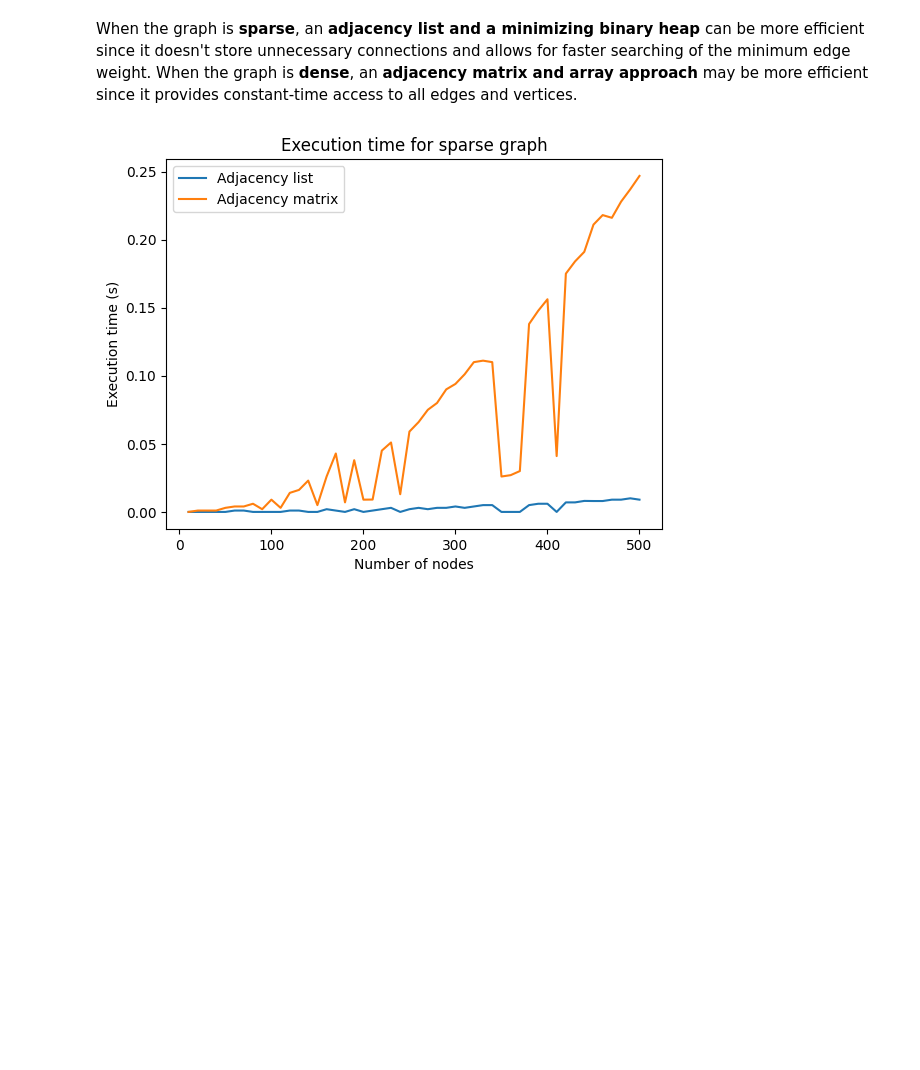
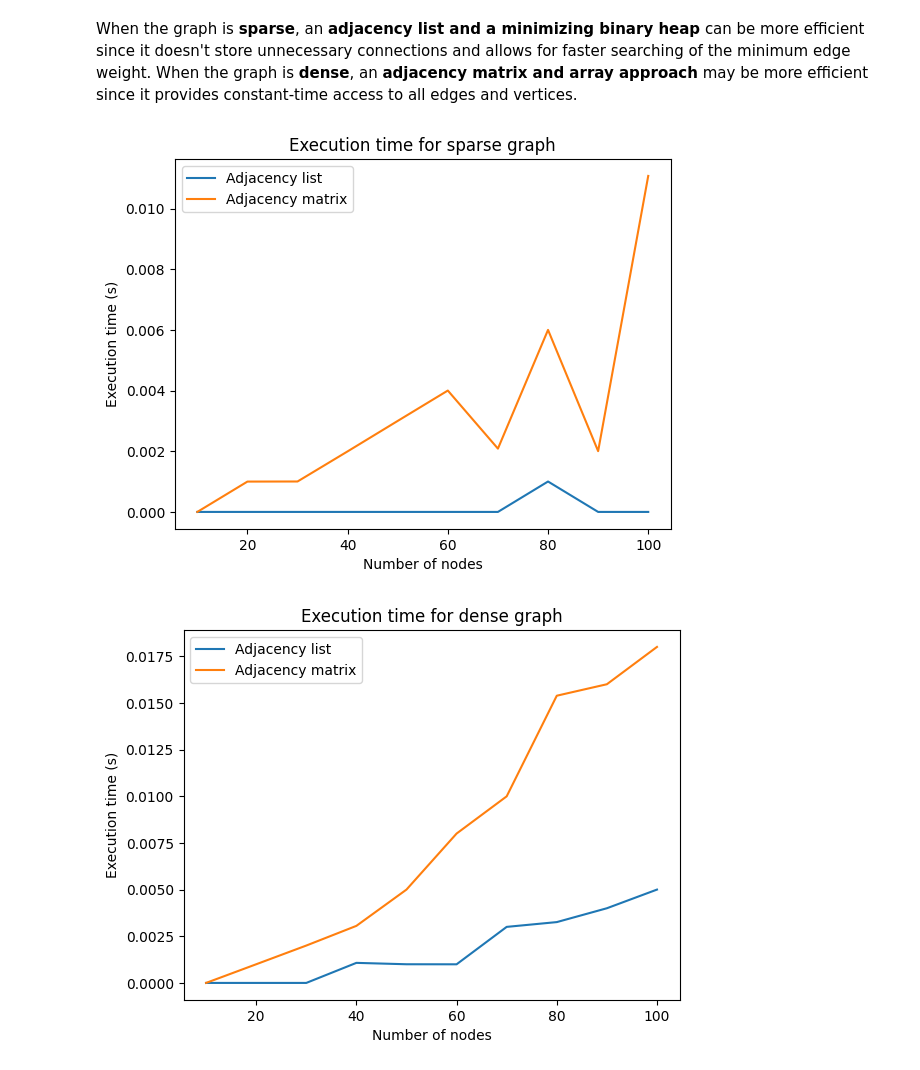
Before and after one commit to marcushooi/SC2001-Algorithm-Design-And-Analysis, a Jupyter notebook: Project 2/Code/SC2001_A33_Grp1_Project 2_Codes.ipynb, the cells around one changed output. Drawn from its saved outputs; the diff is of its cells as text; code cells hidden in the pictures; blank space fills up the shorter version.

```diff
--- a/Project 2/Code/SC2001_A33_Grp1_Project 2_Codes.ipynb
+++ b/Project 2/Code/SC2001_A33_Grp1_Project 2_Codes.ipynb
@@ -606,7 +606,7 @@ g1, g2 = make_graph(number_nodes, number_edges)
 sparse_adj_list_time = []
 sparse_adj_matrix_time = []
 
-for i in range(10, 501, 10):
+for i in range(10, 101, 10):
     number_nodes = i
     number_edges = number_nodes
     g1, g2 = make_graph(number_nodes, number_edges)
@@ -614,8 +614,8 @@ for i in range(10, 501, 10):
     sparse_adj_matrix_time.append(dijkstra_runtime(g1, 0, 'adj_matrix'))
 
 # Plot the results
-plt.plot(range(10, 501, 10), sparse_adj_list_time, label='Adjacency list')
-plt.plot(range(10, 501, 10), sparse_adj_matrix_time, label='Adjacency matrix')
+plt.plot(range(10, 101, 10), sparse_adj_list_time, label='Adjacency list')
+plt.plot(range(10, 101, 10), sparse_adj_matrix_time, label='Adjacency matrix')
 plt.xlabel('Number of nodes')
 plt.ylabel('Execution time (s)')
 plt.title('Execution time for sparse graph')
@@ -630,7 +630,7 @@ g1, g2 = make_graph(number_nodes, number_edges)
 dense_adj_list_time = []
 dense_adj_matrix_time = []
 
-for i in range(10, 501, 10):
+for i in range(10, 101, 10):
     number_nodes = i
     number_edges = number_nodes*(number_nodes-1)//2
     g1, g2 = make_graph(number_nodes, number_edges)
@@ -638,36 +638,37 @@ for i in range(10, 501, 10):
     dense_adj_matrix_time.append(dijkstra_runtime(g1, 0,  'adj_matrix'))
 
 # Plot the results
-plt.plot(range(10, 501, 10), dense_adj_list_time, label='Adjacency list')
-plt.plot(range(10, 501, 10), dense_adj_matrix_time, label='Adjacency matrix')
+plt.plot(range(10, 101, 10), dense_adj_list_time, label='Adjacency list')
+plt.plot(range(10, 101, 10), dense_adj_matrix_time, label='Adjacency matrix')
 plt.xlabel('Number of nodes')
 plt.ylabel('Execution time (s)')
 plt.title('Execution time for dense graph')
 plt.legend()
 plt.show()
 
 # Run the experiment for average graph
 number_nodes = 10
 number_edges = number_nodes*(number_nodes-1)//4
 g1, g2 = make_graph(number_nodes, number_edges)
 
 average_adj_list_time = []
 average_adj_matrix_time = []
 
-for i in range(10, 501, 10):
+for i in range(10, 101, 10):
     number_nodes = i
     number_edges = number_nodes*(number_nodes-1)//4
     g1, g2 = make_graph(number_nodes, number_edges)
     average_adj_list_time.append(dijkstra_runtime(g2, 0, 'adj_list'))
     average_adj_matrix_time.append(dijkstra_runtime(g1, 0,'adj_matrix'))
 
 # Plot the results
-plt.plot(range(10, 501, 10), average_adj_list_time, label='Adjacency list')
-plt.plot(range(10, 501, 10), average_adj_matrix_time, label='Adjacency matrix')
+plt.plot(range(10, 101, 10), average_adj_list_time, label='Adjacency list')
+plt.plot(range(10, 101, 10), average_adj_matrix_time, label='Adjacency matrix')
 plt.title('Dijkstra runtime comparison for average graph')
 plt.xlabel('Number of nodes')
 plt.ylabel('Runtime (seconds)')
 plt.legend()
 plt.show()
 # %% [output]
-[figure, old version]
+[figure, new version]
+[figure, added]
```
Also changed, not shown: parts of 1 cell of this notebook.
